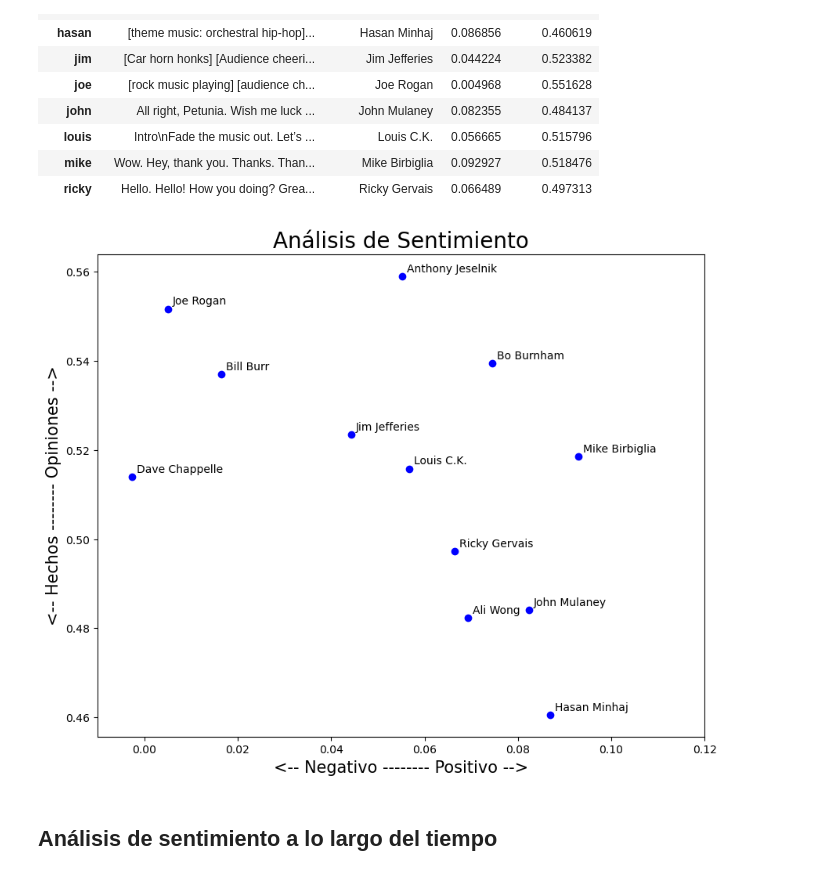
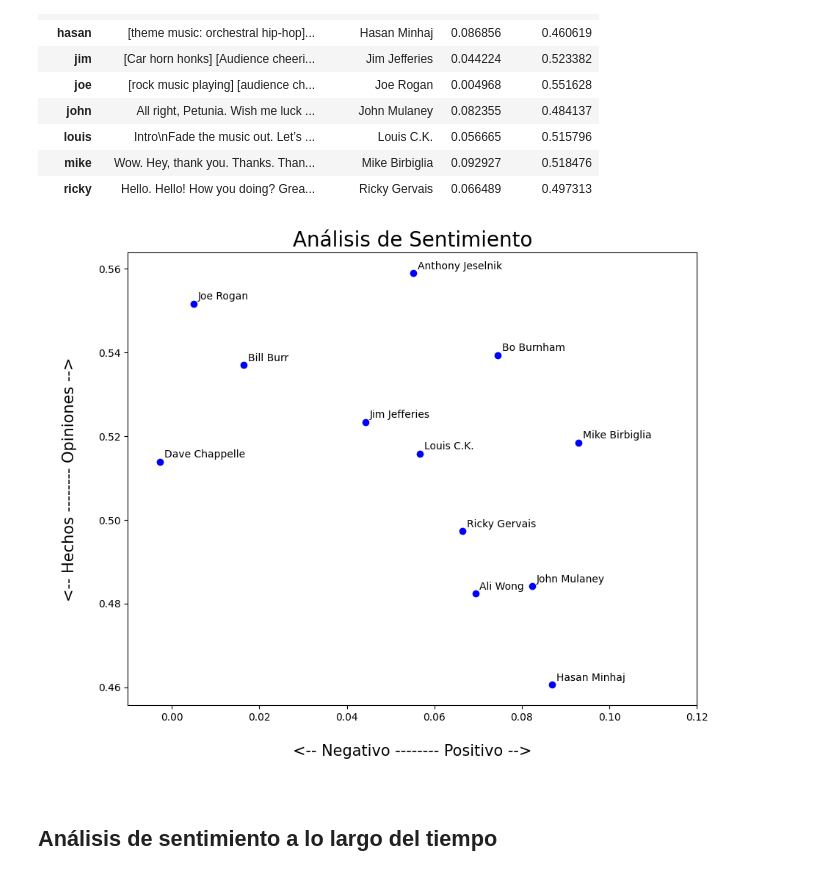
Before and after one commit to egoitzaulestia/___AI-BIG-DATA___, a Jupyter notebook: 04-Sistemas-de-Aprendizaje-Automatico/04-NLP/NLP-Python/17.3-Análisis Sentimiento.ipynb, the cells around one changed output. Cells and saved outputs as stored; diff of their text form; code cells hidden in the pictures.

```diff
--- a/04-Sistemas-de-Aprendizaje-Automatico/04-NLP/NLP-Python/17.3-Análisis Sentimiento.ipynb
+++ b/04-Sistemas-de-Aprendizaje-Automatico/04-NLP/NLP-Python/17.3-Análisis Sentimiento.ipynb
@@ -66,23 +66,23 @@ datos
 # %%
 # Pintamos resultados
 import matplotlib.pyplot as plt
 
 plt.rcParams['figure.figsize'] = [10, 8]
 
 for index, comico in enumerate(datos.index):
     x = datos['polaridad'].loc[comico]
     y = datos['subjectividad'].loc[comico]
     plt.scatter(x, y, color='blue')
     plt.text(x+.001, y+.001, datos['nombre_completo'][index], fontsize=10)
     plt.xlim(-.01, .12)
 
 plt.title('Análisis de Sentimiento', fontsize=20)
-plt.xlabel('<-- Negativo -------- Positivo -->', fontsize=15)
-plt.ylabel('<-- Hechos -------- Opiniones -->', fontsize=15)
+plt.xlabel('\n<-- Negativo -------- Positivo -->\n', fontsize=15)
+plt.ylabel('\n<-- Hechos -------- Opiniones -->\n', fontsize=15)
 
 plt.show()
 # %% [output]
-[figure, old version]
+[figure, new version]
 # %% [markdown]
 ## Análisis de sentimiento a lo largo del tiempo
 # %% [markdown]
```
Also changed, not shown: parts of 27 cells of this notebook, 6 other files.
